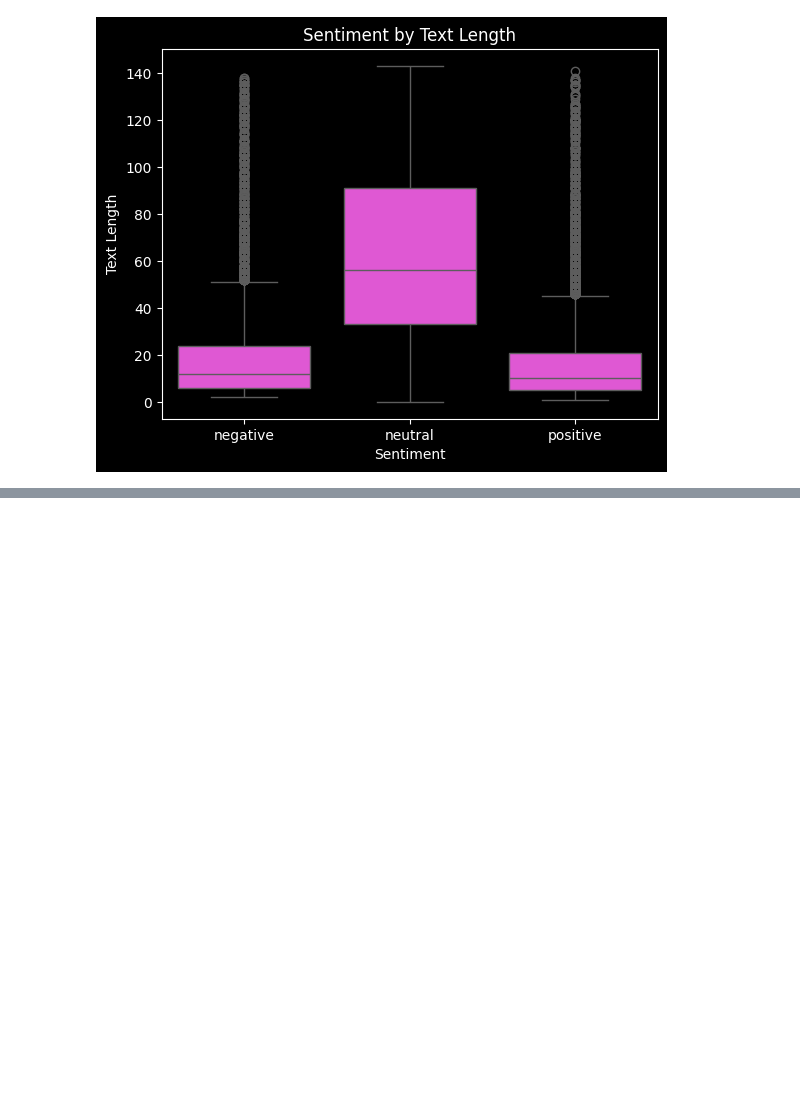
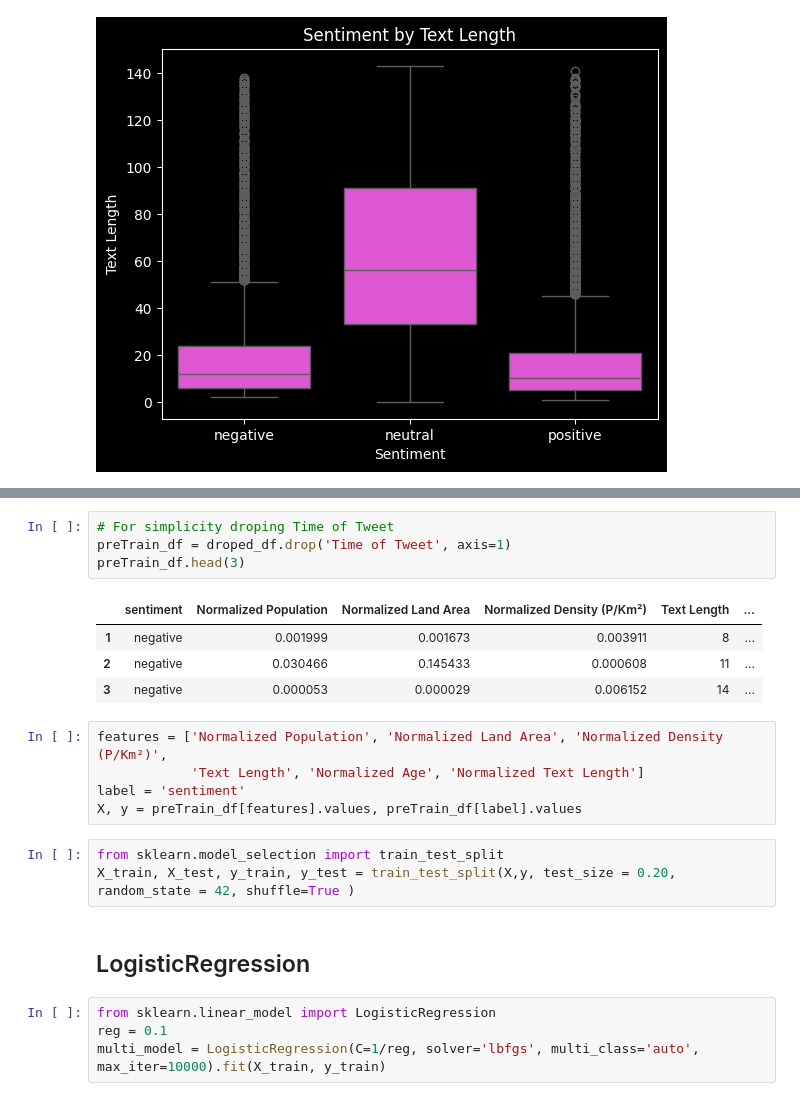
Before and after one commit to ramizMahmmud/learning-data-science, a Jupyter notebook: 5_seniment_analysis/sentiment_analysis.ipynb, the cells around one changed output, grey strips where cells are left out. Cells and saved outputs as stored; diff of their text form; blank space fills up the shorter version.

Commit message:
Training Model

```diff
--- a/5_seniment_analysis/sentiment_analysis.ipynb
+++ b/5_seniment_analysis/sentiment_analysis.ipynb
@@ -181,0 +206,23 @@ plt.show()
+# %%
+# For simplicity droping Time of Tweet
+preTrain_df = droped_df.drop('Time of Tweet', axis=1)
+preTrain_df.head(3)
+# %% [output]
+|  | sentiment | Normalized Population | Normalized Land Area | Normalized Density (P/Km²) | Text Length | ... |
+| 1 | negative | 0.001999 | 0.001673 | 0.003911 | 8 | ... |
+| 2 | negative | 0.030466 | 0.145433 | 0.000608 | 11 | ... |
+| 3 | negative | 0.000053 | 0.000029 | 0.006152 | 14 | ... |
+# %%
+features = ['Normalized Population', 'Normalized Land Area', 'Normalized Density (P/Km²)',
+            'Text Length', 'Normalized Age', 'Normalized Text Length']
+label = 'sentiment'
+X, y = preTrain_df[features].values, preTrain_df[label].values
+# %%
+from sklearn.model_selection import train_test_split
+X_train, X_test, y_train, y_test = train_test_split(X,y, test_size = 0.20, random_state = 42, shuffle=True )
+# %% [markdown]
+## LogisticRegression
+# %%
+from sklearn.linear_model import LogisticRegression
+reg = 0.1
+multi_model = LogisticRegression(C=1/reg, solver='lbfgs', multi_class='auto', max_iter=10000).fit(X_train, y_train)
```
Also changed, not shown: parts of 9 cells of this notebook.
